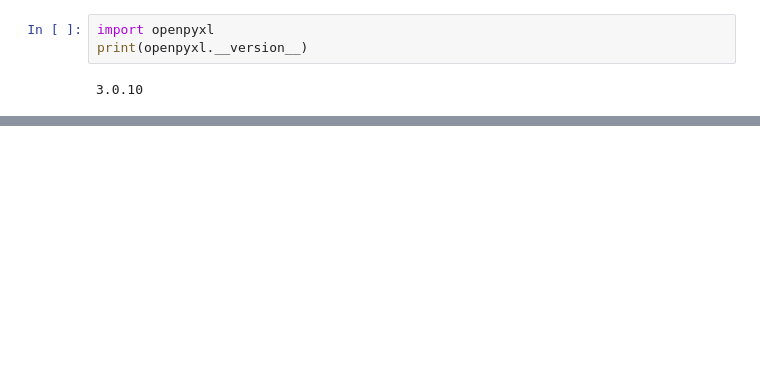
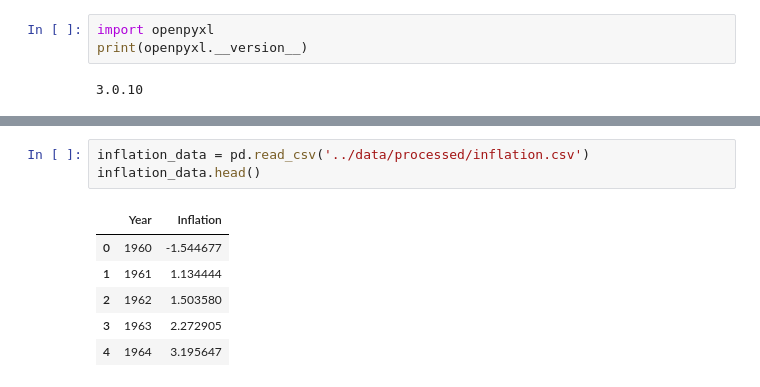
Before and after one commit to vishwani014/Sri-Lankan-Crop-Yield-Predictor, a Jupyter notebook: notebooks/preprocess.ipynb, the cells around one changed output, grey strips where cells are left out. Saved outputs shown, nothing was run; the diff lists cells and outputs as text; blank space fills up the shorter version.

Commit message:
preprocess inflation data

```diff
--- a/notebooks/preprocess.ipynb
+++ b/notebooks/preprocess.ipynb
@@ -148,0 +149,10 @@ population_data.head()
+# %%
+inflation_data = pd.read_csv('../data/processed/inflation.csv')
+inflation_data.head()
+# %% [output]
+|  | Year | Inflation |
+| 0 | 1960 | -1.544677 |
+| 1 | 1961 | 1.134444 |
+| 2 | 1962 | 1.503580 |
+| 3 | 1963 | 2.272905 |
+| 4 | 1964 | 3.195647 |
```
Also changed, not shown: parts of 1 cell of this notebook, 2 other files.
